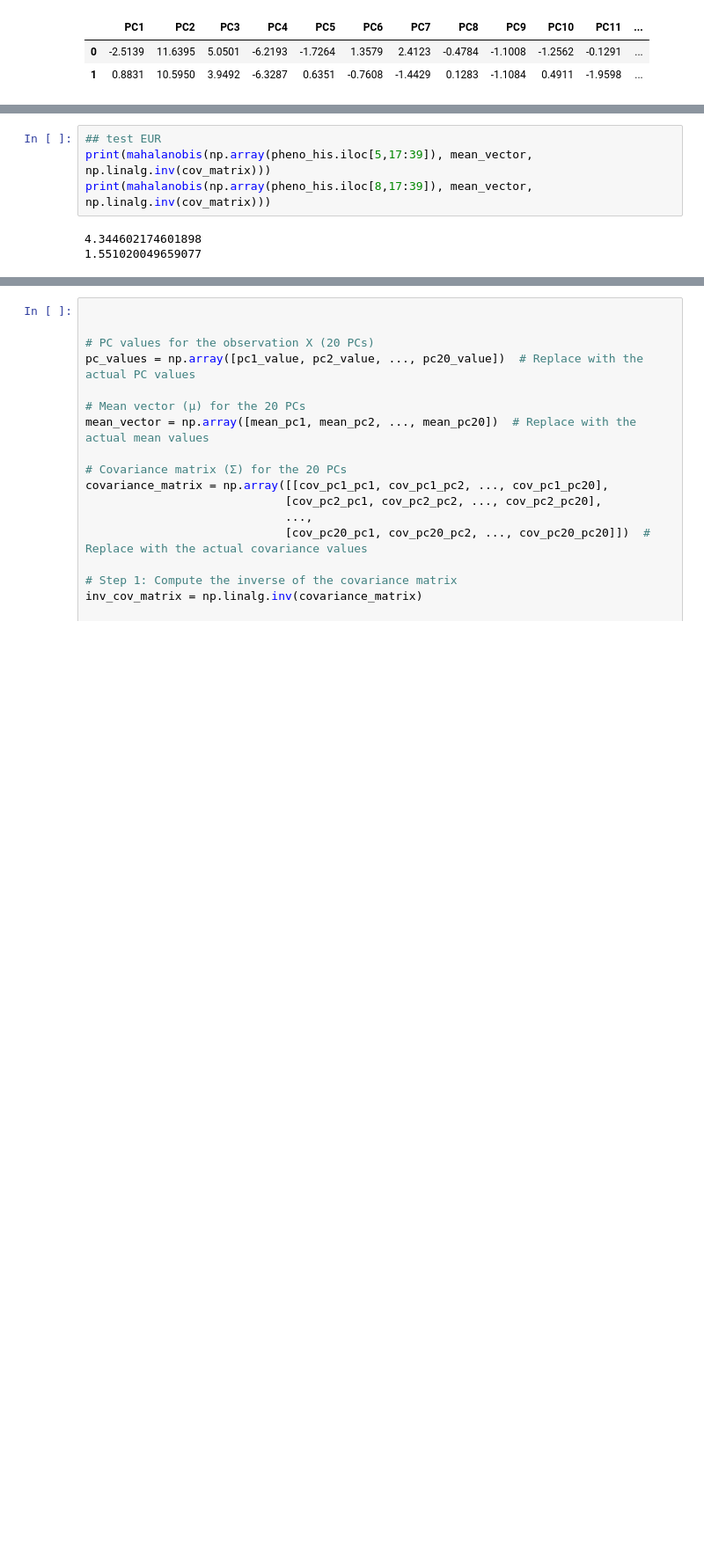
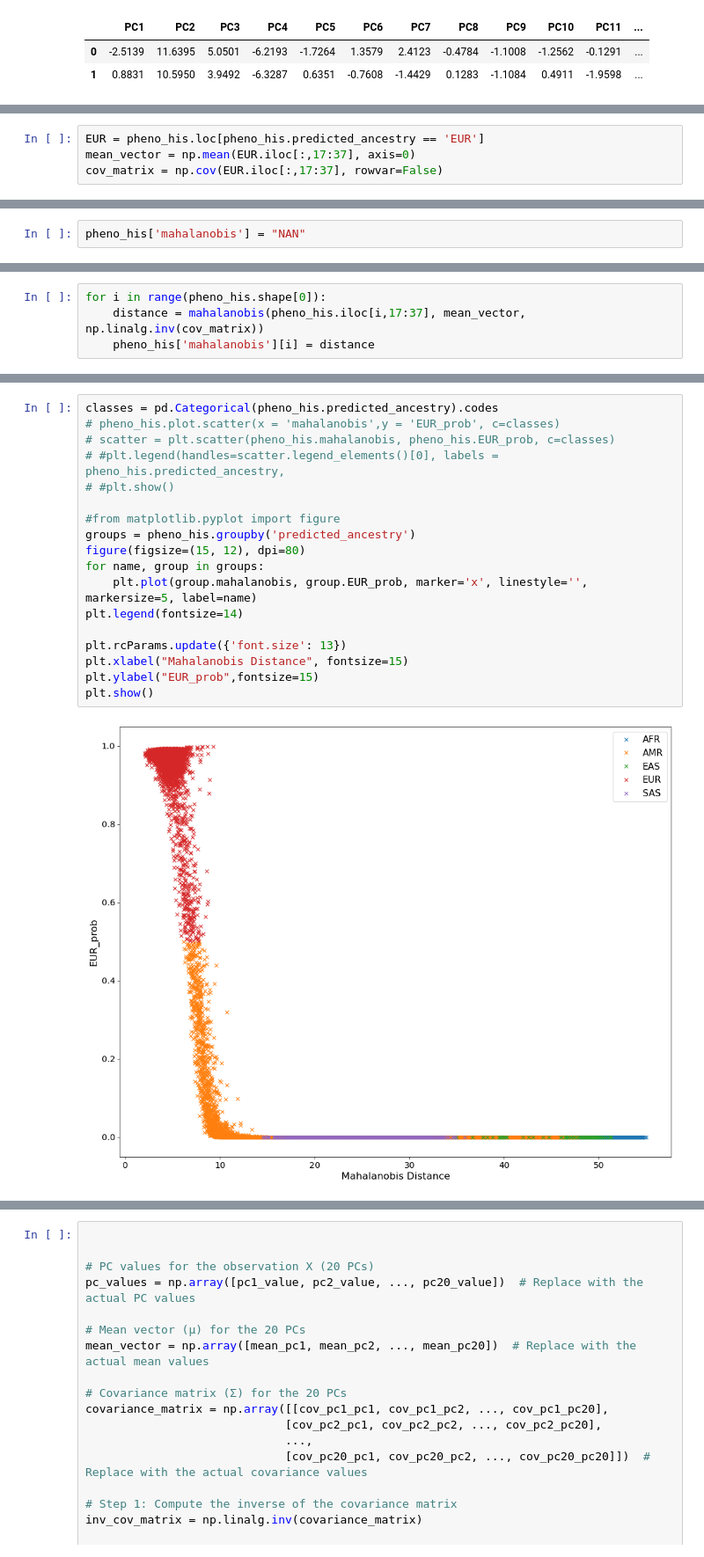
Before and after one commit to teresa-sansan/ADSP_polyfun, a Jupyter notebook: data_processing/phenotype/mahalanobis.ipynb, the cells around one changed output, grey strips where cells are left out. Shown at 88% size. Drawn from its saved outputs; the diff is of its cells as text; blank space fills up the shorter version.

Commit message:
mahalanobis done

```diff
--- a/data_processing/phenotype/mahalanobis.ipynb
+++ b/data_processing/phenotype/mahalanobis.ipynb
@@ -68,0 +106,4 @@ mahalanobis(pc, mean_vector, np.linalg.inv(cov_matrix))
+# %%
+EUR = pheno_his.loc[pheno_his.predicted_ancestry == 'EUR']
+mean_vector = np.mean(EUR.iloc[:,17:37], axis=0)
+cov_matrix = np.cov(EUR.iloc[:,17:37], rowvar=False)
@@ -68,0 +114,2 @@ mahalanobis(pc, mean_vector, np.linalg.inv(cov_matrix))
+# %%
+pheno_his['mahalanobis'] = "NAN"
@@ -68,0 +136,4 @@ mahalanobis(pc, mean_vector, np.linalg.inv(cov_matrix))
+# %%
+for i in range(pheno_his.shape[0]):
+    distance = mahalanobis(pheno_his.iloc[i,17:37], mean_vector, np.linalg.inv(cov_matrix))
+    pheno_his['mahalanobis'][i] = distance
@@ -69,7 +145,20 @@ mahalanobis(pc, mean_vector, np.linalg.inv(cov_matrix))
 # %%
-## test EUR
-print(mahalanobis(np.array(pheno_his.iloc[5,17:39]), mean_vector, np.linalg.inv(cov_matrix)))
-print(mahalanobis(np.array(pheno_his.iloc[8,17:39]), mean_vector, np.linalg.inv(cov_matrix)))
+classes = pd.Categorical(pheno_his.predicted_ancestry).codes
+# pheno_his.plot.scatter(x = 'mahalanobis',y = 'EUR_prob', c=classes)
+# scatter = plt.scatter(pheno_his.mahalanobis, pheno_his.EUR_prob, c=classes)
+# #plt.legend(handles=scatter.legend_elements()[0], labels = pheno_his.predicted_ancestry,
+# #plt.show()
+
+#from matplotlib.pyplot import figure
+groups = pheno_his.groupby('predicted_ancestry')
+figure(figsize=(15, 12), dpi=80)
+for name, group in groups:
+    plt.plot(group.mahalanobis, group.EUR_prob, marker='x', linestyle='', markersize=5, label=name)
+plt.legend(fontsize=14)
+
+plt.rcParams.update({'font.size': 13})
+plt.xlabel("Mahalanobis Distance", fontsize=15)
+plt.ylabel("EUR_prob",fontsize=15)
+plt.show()
 # %% [output]
-4.344602174601898
-1.551020049659077
+[figure, added]
```
Also changed, not shown: parts of 18 cells of this notebook.
